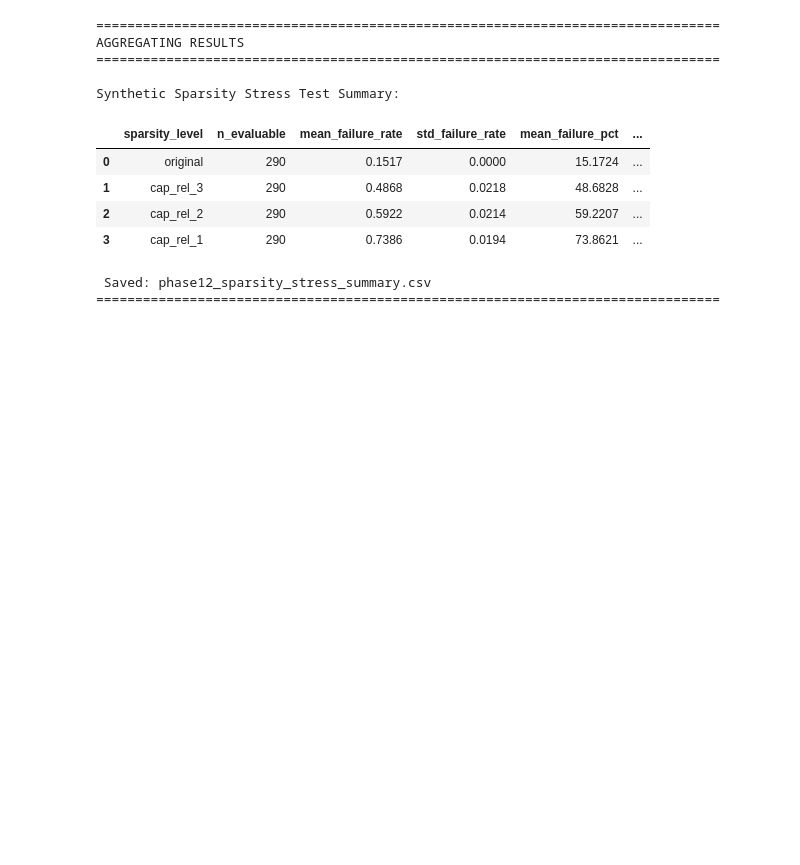
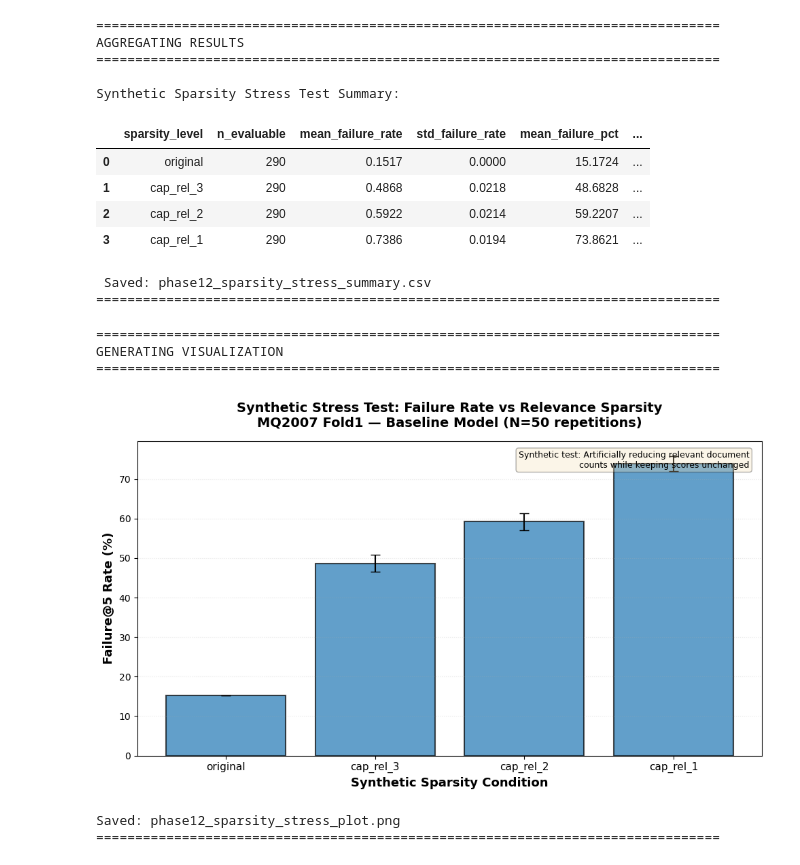
Before and after one commit to KushalMarahatta/Capstone_coding, a Jupyter notebook: notebooks/12_Synthetic_Stress_Test.ipynb, the cells around one changed output. Drawn from its saved outputs; the diff is of its cells as text; code cells hidden in the pictures; blank space fills up the shorter version.

Commit message:
Generated plot and saved it

```diff
--- a/notebooks/12_Synthetic_Stress_Test.ipynb
+++ b/notebooks/12_Synthetic_Stress_Test.ipynb
@@ -325,3 +327,50 @@ Synthetic Sparsity Stress Test Summary:
 | 3 | cap_rel_1 | 290 | 0.7386 | 0.0194 | 73.8621 | ... |
  Saved: phase12_sparsity_stress_summary.csv
 ================================================================================
+# %%
+print('\n'+'='*80)
+print('GENERATING VISUALIZATION')
+print('='*80)
+
+fig, ax=plt.subplots(figsize=(10, 6))
+
+#Plotting failure rates with error bars
+x_labels=summary_df['sparsity_level'].values
+y_means=summary_df['mean_failure_pct'].values
+y_stds=summary_df['std_failure_rate'].values * 100  #Converting to percentage
+
+x_pos=np.arange(len(x_labels))
+
+ax.bar(x_pos, y_means, yerr=y_stds, capsize=5, alpha=0.7,
+       edgecolor='black', linewidth=1.5)
+
+#Formatting
+ax.set_xlabel('Synthetic Sparsity Condition', fontsize=13, fontweight='bold')
+ax.set_ylabel('Failure@5 Rate (%)', fontsize=13, fontweight='bold')
+ax.set_title('Synthetic Stress Test: Failure Rate vs Relevance Sparsity\n' +
+             f'MQ{DATASET} {FOLD} — Baseline Model (N={N_REPETITIONS} repetitions)',
+             fontsize=14, fontweight='bold', pad=15)
+ax.set_xticks(x_pos)
+ax.set_xticklabels(x_labels, rotation=0, fontsize=11)
+ax.grid(axis='y', alpha=0.3, linestyle=':')
+ax.set_ylim(bottom=0)
+
+#Adding annotation explaining the test
+textstr='Synthetic test: Artificially reducing relevant document\ncounts while keeping scores unchanged'
+props=dict(boxstyle='round', facecolor='wheat', alpha=0.3)
+ax.text(0.98, 0.97, textstr, transform=ax.transAxes, fontsize=9,
+        verticalalignment='top', horizontalalignment='right', bbox=props)
+
+plt.tight_layout()
+plt.savefig(PHASE12_OUTPUT / 'phase12_sparsity_stress_plot.png', dpi=150, bbox_inches='tight')
+plt.show()
+
+print('\nSaved: phase12_sparsity_stress_plot.png')
+print('='*80)
+# %% [output]
+================================================================================
+GENERATING VISUALIZATION
+================================================================================
+[figure, added]
+Saved: phase12_sparsity_stress_plot.png
+================================================================================
```
Also changed, not shown: parts of 1 cell of this notebook.
